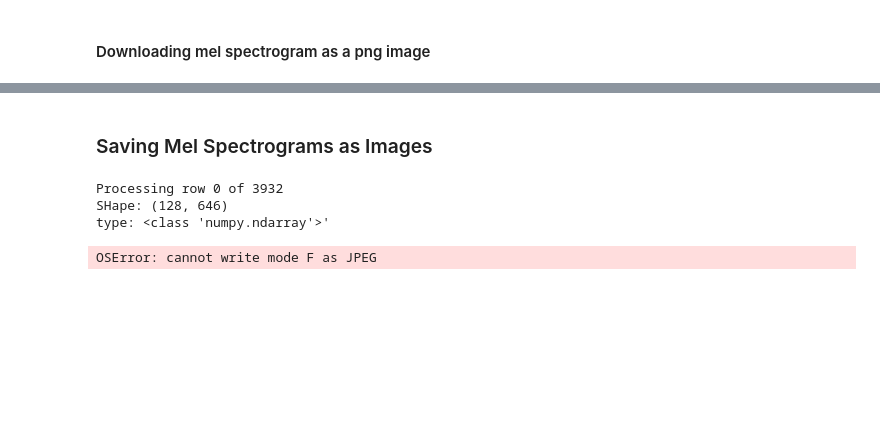
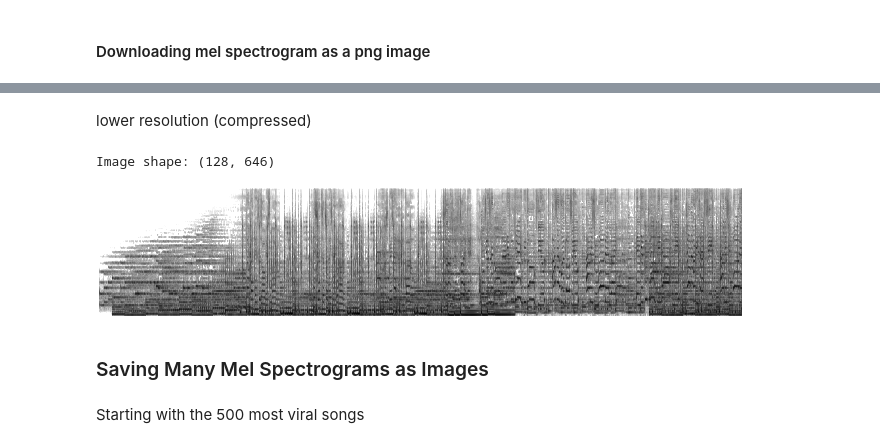
Before and after one commit to omersideman/ai-project, a Jupyter notebook: notebooks/data_processing_cnn.ipynb, the cells around one changed output, grey strips where cells are left out. Cells and saved outputs as stored; diff of their text form; code cells hidden in the pictures; blank space fills up the shorter version.

```diff
--- a/notebooks/data_processing_cnn.ipynb
+++ b/notebooks/data_processing_cnn.ipynb
@@ -98,9 +88,15 @@ wrote file out.png
+# %% [markdown]
+lower resolution (compressed)
+# %%
+spec = get_mel_spectrogram(example_audio_path, offset=0, duration=60, hop_length=2048)
+out_path = "../data/examples/mel_spectrogram_low.png"
+save_spectrogram(spec, out_path)
+
+# display image
+img = Image.open(out_path)
+display(img)
+# %% [output]
+Image shape: (128, 646)
+[figure, added]
 # %% [markdown]
-### Saving Mel Spectrograms as Images
+### Saving Many Mel Spectrograms as Images
-# %%
-get_spectrograms(AUDIO_DIR, CSV_PATH, SPEC_DIR, 0, 5)
-# %% [output]
-Processing row 0 of 3932
-SHape: (128, 646)
-type: <class 'numpy.ndarray'>'
-OSError: cannot write mode F as JPEG
@@ -127,0 +103,2 @@ print(f"Shape of dataframe: {spectrogram_df.shape}")
+# %% [markdown]
+Starting with the 500 most viral songs
```
Also changed, not shown: parts of 7 cells of this notebook, 6 other files.
